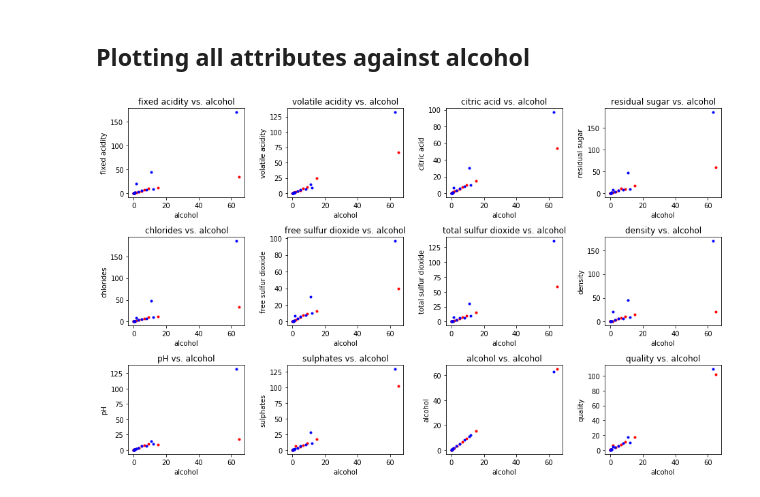
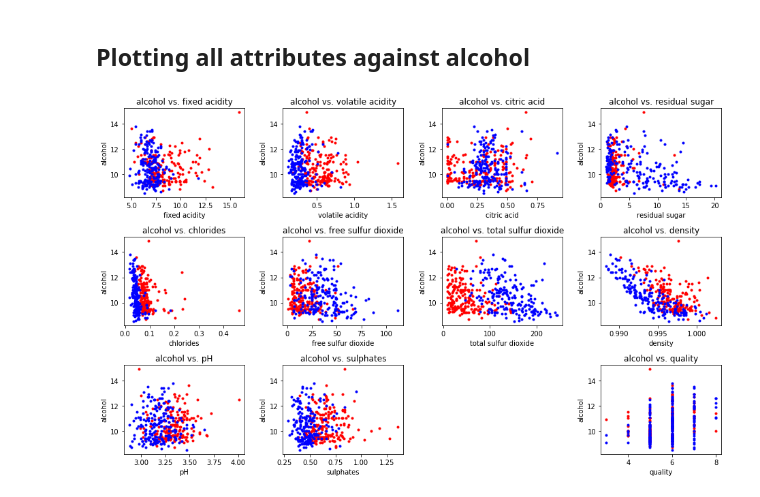
Before and after one commit to jonnysassoon/Mark-and-Jonny-ML-Project, a Jupyter notebook: Predicting Wine Type.ipynb, the cells around one changed output. Cells and saved outputs as stored; diff of their text form; code cells hidden in the pictures.

Commit message:
Fixed plots to show data properly

```diff
--- a/Predicting Wine Type.ipynb
+++ b/Predicting Wine Type.ipynb
@@ -36,0 +33,6 @@ df_white.head(6)
+# %%
+# Reduce data to random samples of size N
+# Can set N to whatever you want
+N = 200
+df_red = df_red.sample(N)
+df_white = df_white.sample(N)
@@ -77,0 +100,21 @@ print(white[:1, :])
+# %%
+# Plotting all against quality
+
+quality_index = 11
+
+# figsize=(width, height)
+plt.figure(figsize=(13, 8))
+
+for i in range(len(column_names)):
+    if i != quality_index:
+        plt.subplot(3, 4, i+1)
+        x_label = column_names[i]
+        y_label = column_names[quality_index]
+        plt.plot(red[:, i], red[:, quality_index], 'r.')
+        plt.plot(white[:, i], white[:, quality_index], 'b.')
+        plt.title(y_label + " vs. " + x_label)
+        plt.xlabel(x_label)
+        plt.ylabel(y_label)
+
+plt.tight_layout()
+plt.show()
@@ -80,22 +125,23 @@ print(white[:1, :])
 # %%
 # Plotting all against alcohol
 
 alcohol_index = 10
 
 # figsize=(width, height)
 plt.figure(figsize=(13, 8))
 
 for i in range(len(column_names)):
-    plt.subplot(3, 4, i+1)
-    x_label = column_names[alcohol_index]
-    y_label = column_names[i]
-    plt.plot(red[alcohol_index], red[i], 'r.')
-    plt.plot(white[alcohol_index], white[i], 'b.')
-    plt.title(y_label + " vs. " + x_label)
-    plt.xlabel(x_label)
-    plt.ylabel(y_label)
+    if i != alcohol_index:
+        plt.subplot(3, 4, i+1)
+        x_label = column_names[i]
+        y_label = column_names[alcohol_index]
+        plt.plot(red[:, i], red[:, alcohol_index], 'r.')
+        plt.plot(white[:, i], white[:, alcohol_index], 'b.')
+        plt.title(y_label + " vs. " + x_label)
+        plt.xlabel(x_label)
+        plt.ylabel(y_label)
 
 plt.tight_layout()
 plt.show()
 # %% [output]
-[figure, old version]
+[figure, new version]
```
Also changed, not shown: parts of 7 cells of this notebook.
